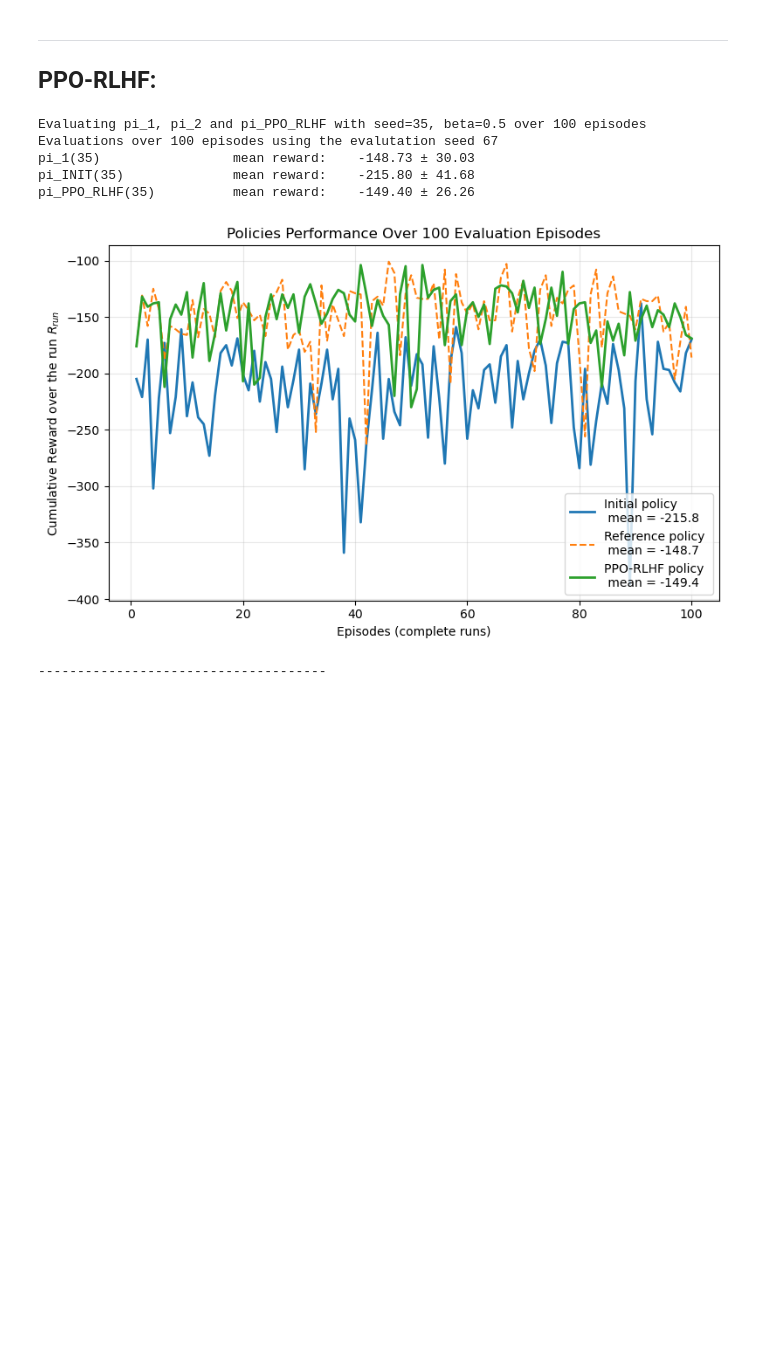
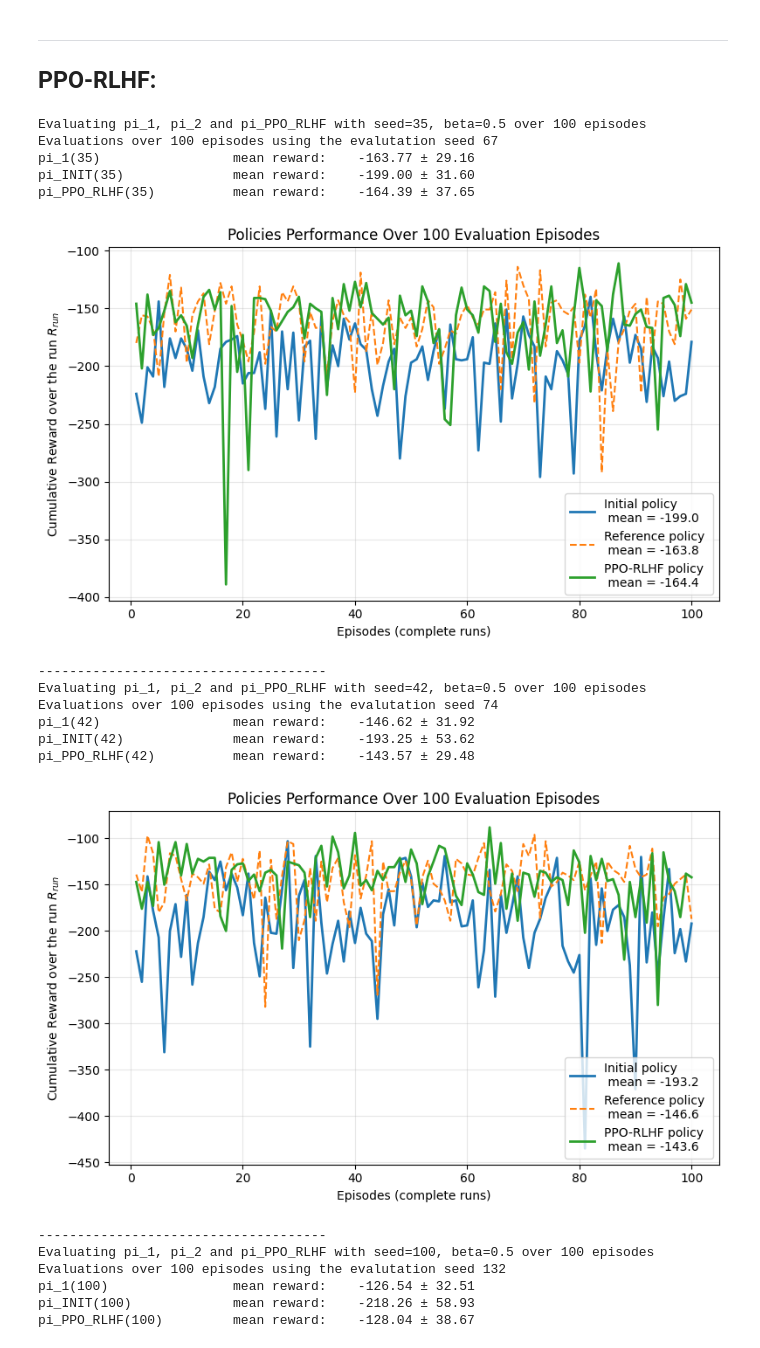
Before and after one commit to yk985/RL-RLHF, a Jupyter notebook: RLHF_Final_Acrobot_AT.ipynb, the cells around one changed output. Drawn from its saved outputs; the diff is of its cells as text; code cells hidden in the pictures; blank space fills up the shorter version.

Commit message:
PPO RLHF 3 seeds 3 npairs

```diff
--- a/RLHF_Final_Acrobot_AT.ipynb
+++ b/RLHF_Final_Acrobot_AT.ipynb
@@ -82,12 +82,12 @@ gamma                   = 0.99
 
 load_policies   = True
 
-evaluate_pi_ref = False
+evaluate_pi_ref = True
 plot_scores     = False
 n_eval          = 100
 
 Policy_list     = []
-seeds_list      = [35] #35, 42, 100 TODO
+seeds_list      = [35, 42, 100] #TODO
 
 for seed in seeds_list:
     set_seed(seed, env)
@@ -182,8 +203,9 @@ c2                   = 0.0 # 0.1
 
 
 # Parameters for the RLHF part
+Npairs_rm            = 200
 n_pairs              = 300 # number of preference pairs to collect
-load_RM              = False
+load_RM              = True
 load_rlhf_policies   = False
 pi_ref_rlhf          = 1
 load_pi2_start_rlhf  = True
@@ -215,7 +237,7 @@ for seed, (pi_1, pi_2) in zip(seeds_list, Policy_list):
         reward_model = RewardModel_Acro(state_dim=obs_dim, action_dim=action_dim).to(device)
         if load_RM:
             print(f"Loading reward model")
-            reward_model.load_state_dict(torch.load(fr"./Policies/reward_model_{env_name}.pth"))
+            reward_model.load_state_dict(torch.load(fr"./Policies/reward_model_{env_name}_Npairs_{Npairs_rm}.pth"))
         else:
             # Train the reward model
             print(f"Training reward model trained on {K} preference pairs")
@@ -238,8 +260,8 @@ for seed, (pi_1, pi_2) in zip(seeds_list, Policy_list):
 
         print(f"Training policy with PPO-RLHF using pi_{pi_ref_rlhf} as reference policy")
         train_policy_from_rollouts_n_updates_v2(policy_PPO_RLHF, policy_ref, reward_model, env, opt_PPO_RLHF, N=n_ppo_updates, max_steps=max_steps, beta=beta_ppo,gamma=gamma_PPO, lam=lambda_ppo, clip_eps=clip_eps, c1=c1, c2=c2)
-        torch.save(policy_PPO_RLHF.state_dict(), fr"./Policies/pi_PPO_RLHF_{env_name}_seed_{seed}_beta{beta_ppo}.pth")
-        print(fr"Saved final policy in ./Policies/pi_PPO_RLHF_{env_name}_seed_{seed}_beta{beta_ppo}.pth")
+        torch.save(policy_PPO_RLHF.state_dict(), fr"./Policies/pi_PPO_RLHF_{env_name}_seed_{seed}_beta{beta_ppo}_Npairs_{Npairs_rm}.pth")
+        print(fr"Saved final policy in ./Policies/pi_PPO_RLHF_{env_name}_seed_{seed}_beta{beta_ppo}_Npairs_{Npairs_rm}.pth")
 
     Policy_rlhf_list.append(policy_RLHF)
     Policy_pporlhf_list.append(policy_PPO_RLHF)
@@ -315,30 +337,54 @@ pi_RLHF(35)      mean reward:    -209.36 ± 36.26
 ***
 ## PPO-RLHF:
 # %%
+pi1_rewards_mean=np.zeros(n_eval)
+pi2_rewards_mean=np.zeros(n_eval)
+pi_rlhf_rewards_mean=np.zeros(n_eval)
 for seed, (pi_1, pi_2), pi_rlhf in zip(seeds_list, Policy_list, Policy_pporlhf_list):
   print(f"Evaluating pi_1, pi_2 and pi_PPO_RLHF with {seed=}, {beta=} over {n_eval} episodes")
   # Evaluate the policies
   seed_eval = seed+32
   _, pi1_rewards     = evaluate_policy(pi_1,        env, n_episodes=n_eval, seed=seed_eval)
   _, pi_rlhf_rewards   = evaluate_policy(pi_rlhf,     env, n_episodes=n_eval, seed=seed_eval)
   _, pi2_rewards      = evaluate_policy(pi_2,       env, n_episodes=n_eval, seed=seed_eval)
   print(f"Evaluations over {n_eval} episodes using the evalutation seed {seed_eval}")
   print(f"pi_1({seed})        \t mean reward: \t {np.mean(pi1_rewards):.2f} ± {np.std(pi1_rewards):.2f}")
   print(f"pi_INIT({seed})     \t mean reward: \t {np.mean(pi2_rewards):.2f} ± {np.std(pi2_rewards):.2f}")
   print(f"pi_PPO_RLHF({seed}) \t mean reward: \t {np.mean(pi_rlhf_rewards):.2f} ± {np.std(pi_rlhf_rewards):.2f}")
+  pi1_rewards_mean+=pi1_rewards
+  pi2_rewards_mean+=pi2_rewards
+  pi_rlhf_rewards_mean+=pi_rlhf_rewards
 
   plot_scores_RLHF(
       pi2_rewards,
       pi1_rewards,
       pi_rlhf_rewards,
       algo="PPO-RLHF"
   )
   print("-------------------------------------")
+plot_scores_RLHF(
+      pi2_rewards_mean/3,
+      pi1_rewards_mean/3,
+      pi_rlhf_rewards_mean/3,
+      algo="PPO-RLHF"
+  )
 # %% [output]
 Evaluating pi_1, pi_2 and pi_PPO_RLHF with seed=35, beta=0.5 over 100 episodes
 Evaluations over 100 episodes using the evalutation seed 67
-pi_1(35)                 mean reward:    -148.73 ± 30.03
-pi_INIT(35)              mean reward:    -215.80 ± 41.68
-pi_PPO_RLHF(35)          mean reward:    -149.40 ± 26.26
+pi_1(35)                 mean reward:    -163.77 ± 29.16
+pi_INIT(35)              mean reward:    -199.00 ± 31.60
+pi_PPO_RLHF(35)          mean reward:    -164.39 ± 37.65
-[figure, old version]
+[figure, new version]
 -------------------------------------
+Evaluating pi_1, pi_2 and pi_PPO_RLHF with seed=42, beta=0.5 over 100 episodes
+Evaluations over 100 episodes using the evalutation seed 74
+pi_1(42)                 mean reward:    -146.62 ± 31.92
+pi_INIT(42)              mean reward:    -193.25 ± 53.62
+pi_PPO_RLHF(42)          mean reward:    -143.57 ± 29.48
+[figure, added]
+-------------------------------------
+Evaluating pi_1, pi_2 and pi_PPO_RLHF with seed=100, beta=0.5 over 100 episodes
+Evaluations over 100 episodes using the evalutation seed 132
+pi_1(100)                mean reward:    -126.54 ± 32.51
+pi_INIT(100)             mean reward:    -218.26 ± 58.93
+pi_PPO_RLHF(100)         mean reward:    -128.04 ± 38.67
```
Also changed, not shown: parts of 5 cells of this notebook, 21 other files.
